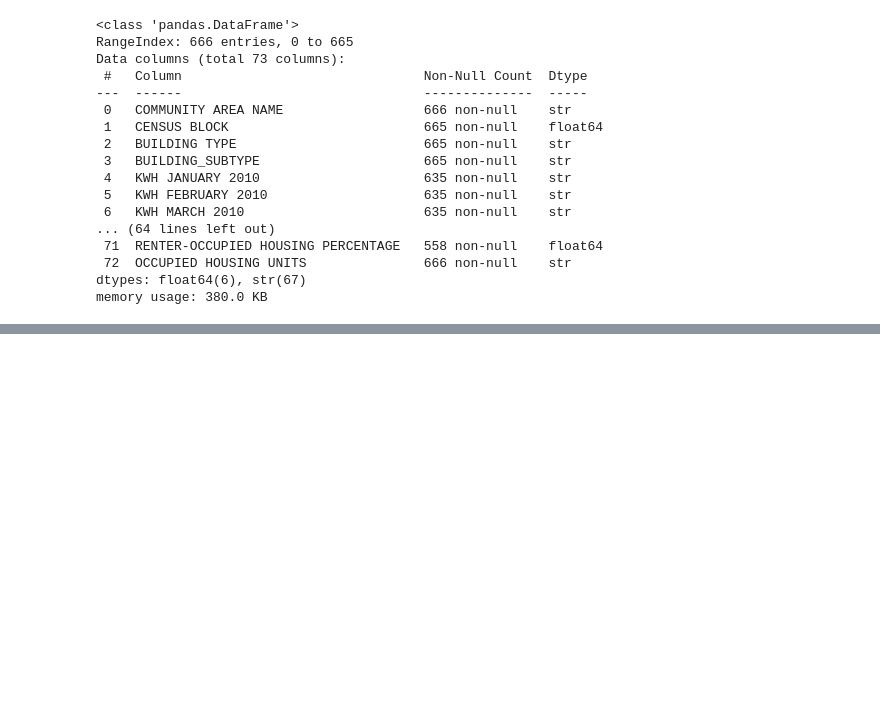
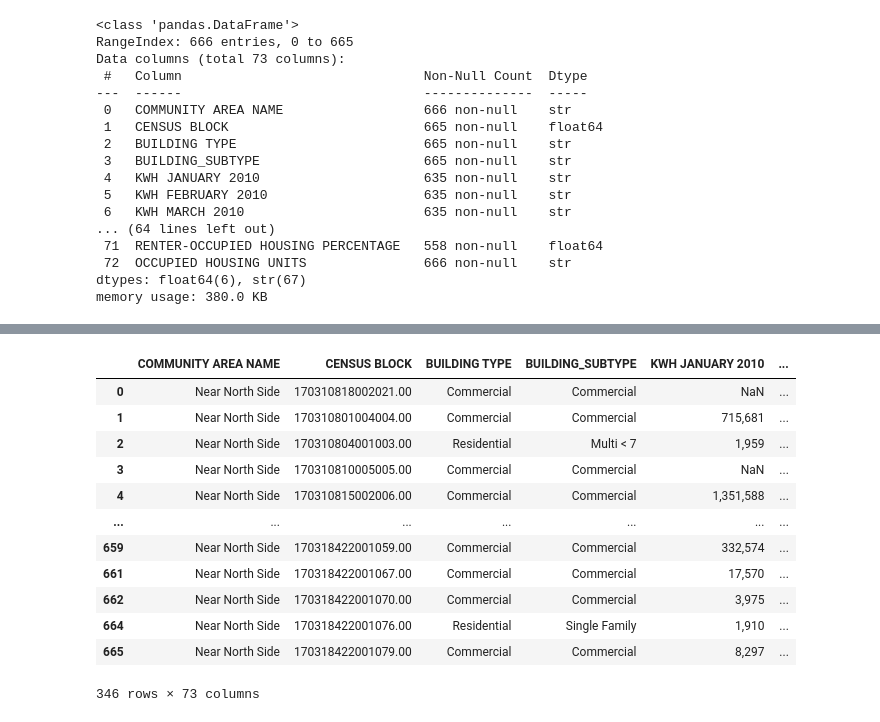
Before and after one commit to bka10s/chicago-energy-use-analysis, a Jupyter notebook: notebooks/chicago_energy_use_eda.ipynb, the cells around one changed output, grey strips where cells are left out. Saved outputs shown, nothing was run; the diff lists cells and outputs as text; code cells hidden in the pictures; blank space fills up the shorter version.

Commit message:
Investigate missing value patterns

```diff
--- a/notebooks/chicago_energy_use_eda.ipynb
+++ b/notebooks/chicago_energy_use_eda.ipynb
@@ -72,0 +138,18 @@ df.describe()
+# %%
+missing_rows = df[df.isna().any(axis=1)]
+
+missing_rows
+# %% [output]
+|  | COMMUNITY AREA NAME | CENSUS BLOCK | BUILDING TYPE | BUILDING_SUBTYPE | KWH JANUARY 2010 | ... |
+| 0 | Near North Side | 170310818002021.00 | Commercial | Commercial | NaN | ... |
+| 1 | Near North Side | 170310801004004.00 | Commercial | Commercial | 715,681 | ... |
+| 2 | Near North Side | 170310804001003.00 | Residential | Multi < 7 | 1,959 | ... |
+| 3 | Near North Side | 170310810005005.00 | Commercial | Commercial | NaN | ... |
+| 4 | Near North Side | 170310815002006.00 | Commercial | Commercial | 1,351,588 | ... |
+| ... | ... | ... | ... | ... | ... | ... |
+| 659 | Near North Side | 170318422001059.00 | Commercial | Commercial | 332,574 | ... |
+| 661 | Near North Side | 170318422001067.00 | Commercial | Commercial | 17,570 | ... |
+| 662 | Near North Side | 170318422001070.00 | Commercial | Commercial | 3,975 | ... |
+| 664 | Near North Side | 170318422001076.00 | Residential | Single Family | 1,910 | ... |
+| 665 | Near North Side | 170318422001079.00 | Commercial | Commercial | 8,297 | ... |
+346 rows × 73 columns
```
Also changed, not shown: parts of 10 cells of this notebook.
